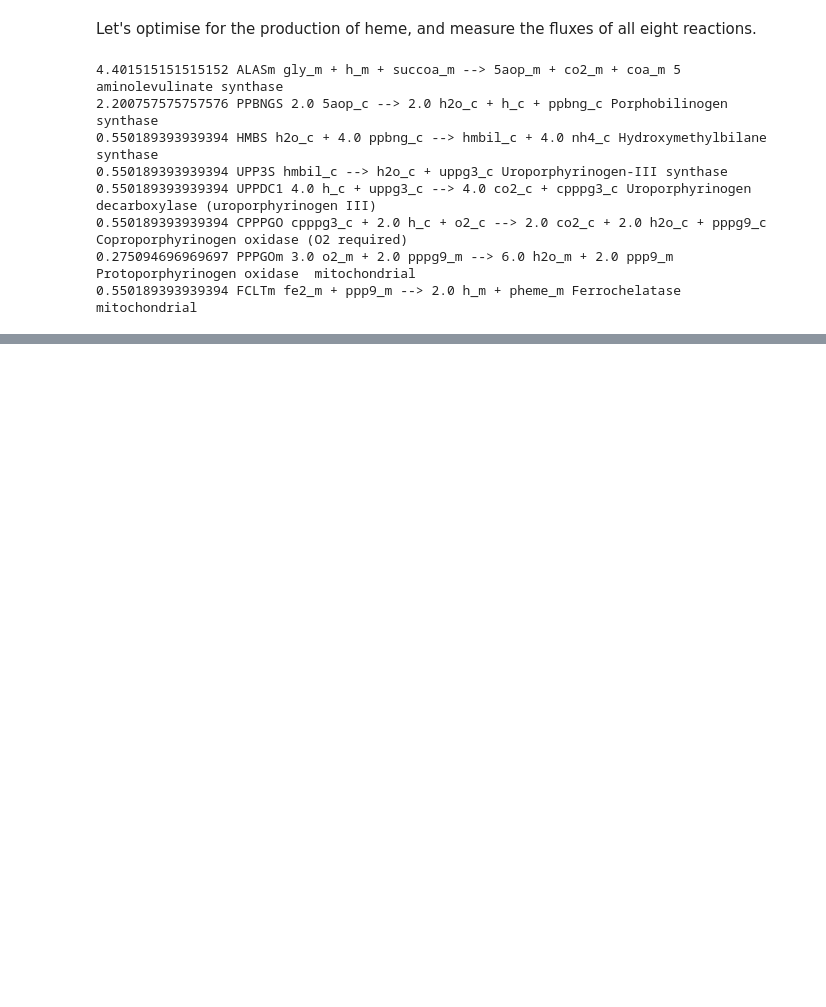
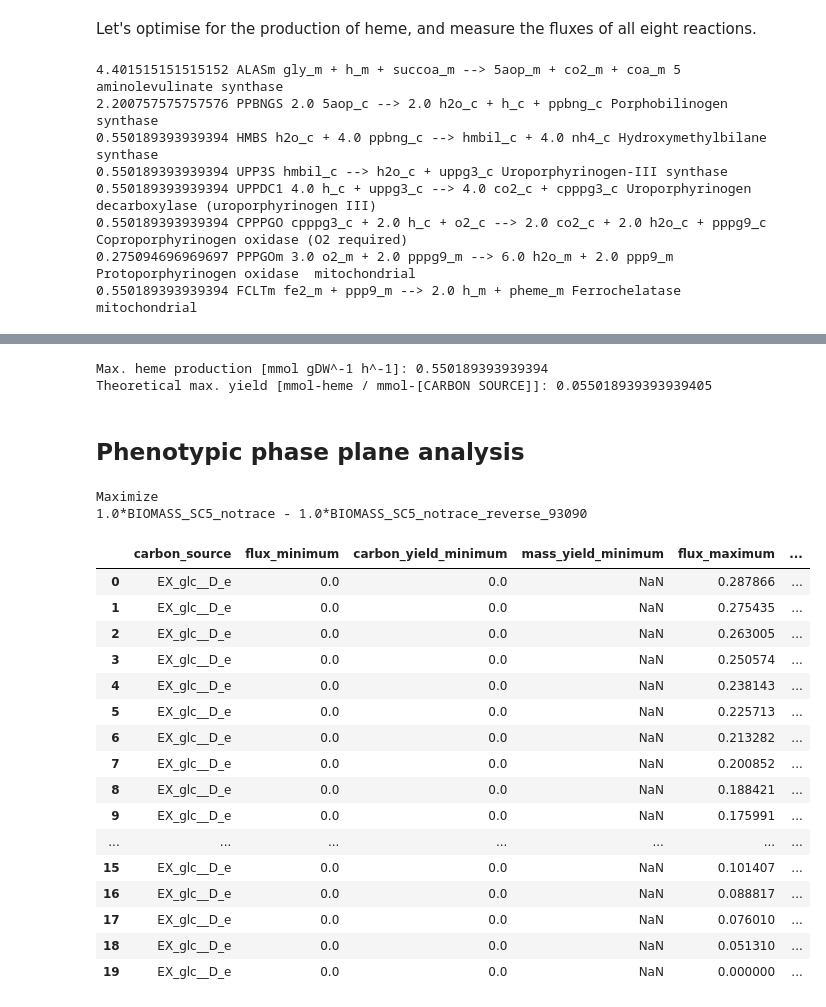
Before and after one commit to 27410/group-assignment-2021-group_10_rhb_cerevisiae, a Jupyter notebook: Analysis/heme_pathway.ipynb, the cells around one changed output, grey strips where cells are left out. Drawn from its saved outputs; the diff is of its cells as text; code cells hidden in the pictures; blank space fills up the shorter version.

```diff
--- a/Analysis/heme_pathway.ipynb
+++ b/Analysis/heme_pathway.ipynb
@@ -69,0 +131,15 @@ for i in range (0,len(heme_pathway)):
+# %%
+medium = model.medium
+with model:
+    #medium['EX_glc__D_e'] = 0
+    #medium['EX_ac_e'] = 10
+    model.medium = medium
+    model.objective = model.reactions.DM_pheme_m
+    succ_production = model.optimize().objective_value
+    print("Max. heme production [mmol gDW^-1 h^-1]:", succ_production)
+    print("Theoretical max. yield [mmol-heme / mmol-[CARBON SOURCE]]:", succ_production / (-1*model.reactions.EX_glc__D_e.flux))
+# %% [output]
+Max. heme production [mmol gDW^-1 h^-1]: 0.550189393939394
+Theoretical max. yield [mmol-heme / mmol-[CARBON SOURCE]]: 0.055018939393939405
+# %% [markdown]
+## Phenotypic phase plane analysis
@@ -69,0 +148,5 @@ for i in range (0,len(heme_pathway)):
+# %%
+print(model.objective)
+# %% [output]
+Maximize
+1.0*BIOMASS_SC5_notrace - 1.0*BIOMASS_SC5_notrace_reverse_93090
@@ -69,0 +157,20 @@ for i in range (0,len(heme_pathway)):
+# %%
+ppp_succ
+# %% [output]
+|  | carbon_source | flux_minimum | carbon_yield_minimum | mass_yield_minimum | flux_maximum | ... |
+| 0 | EX_glc__D_e | 0.0 | 0.0 | NaN | 0.287866 | ... |
+| 1 | EX_glc__D_e | 0.0 | 0.0 | NaN | 0.275435 | ... |
+| 2 | EX_glc__D_e | 0.0 | 0.0 | NaN | 0.263005 | ... |
+| 3 | EX_glc__D_e | 0.0 | 0.0 | NaN | 0.250574 | ... |
+| 4 | EX_glc__D_e | 0.0 | 0.0 | NaN | 0.238143 | ... |
+| 5 | EX_glc__D_e | 0.0 | 0.0 | NaN | 0.225713 | ... |
+| 6 | EX_glc__D_e | 0.0 | 0.0 | NaN | 0.213282 | ... |
+| 7 | EX_glc__D_e | 0.0 | 0.0 | NaN | 0.200852 | ... |
+| 8 | EX_glc__D_e | 0.0 | 0.0 | NaN | 0.188421 | ... |
+| 9 | EX_glc__D_e | 0.0 | 0.0 | NaN | 0.175991 | ... |
+| ... | ... | ... | ... | ... | ... | ... |
+| 15 | EX_glc__D_e | 0.0 | 0.0 | NaN | 0.101407 | ... |
+| 16 | EX_glc__D_e | 0.0 | 0.0 | NaN | 0.088817 | ... |
+| 17 | EX_glc__D_e | 0.0 | 0.0 | NaN | 0.076010 | ... |
+| 18 | EX_glc__D_e | 0.0 | 0.0 | NaN | 0.051310 | ... |
+| 19 | EX_glc__D_e | 0.0 | 0.0 | NaN | 0.000000 | ... |
```
Also changed, not shown: parts of 34 cells of this notebook, 3 other files.
